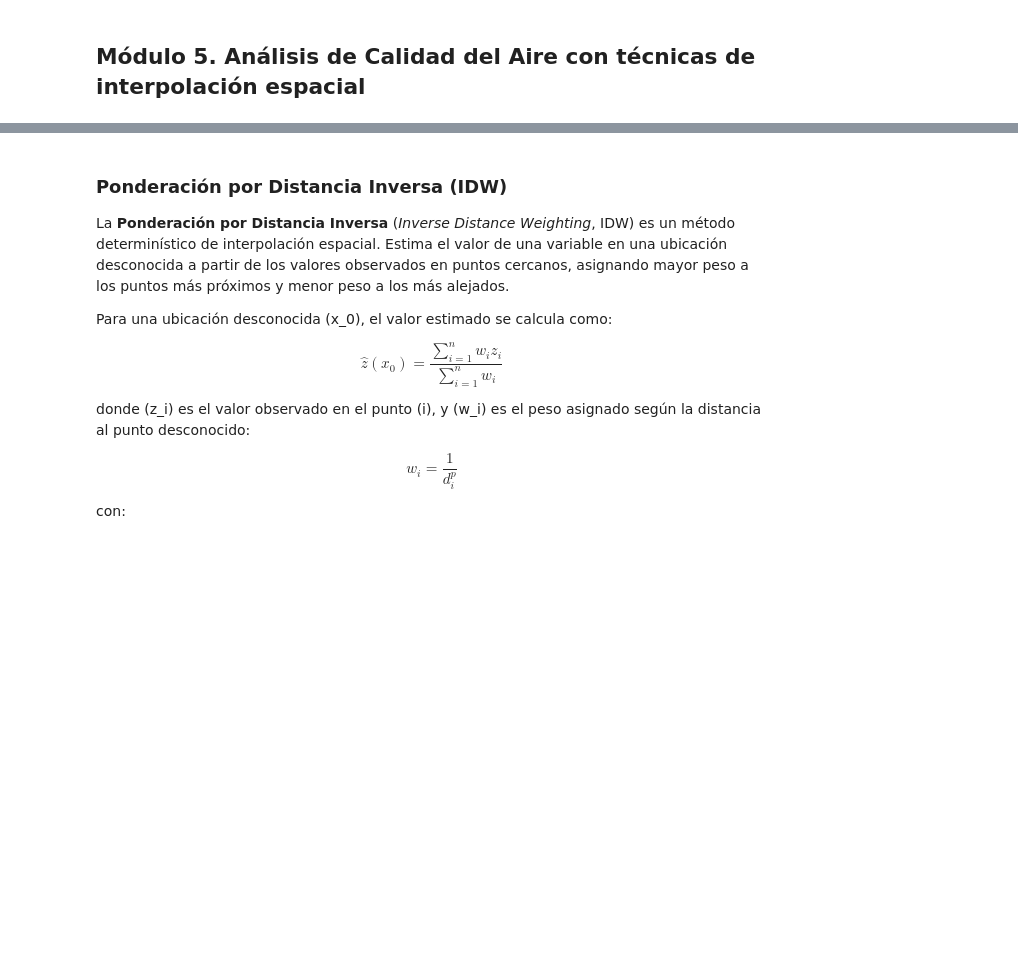
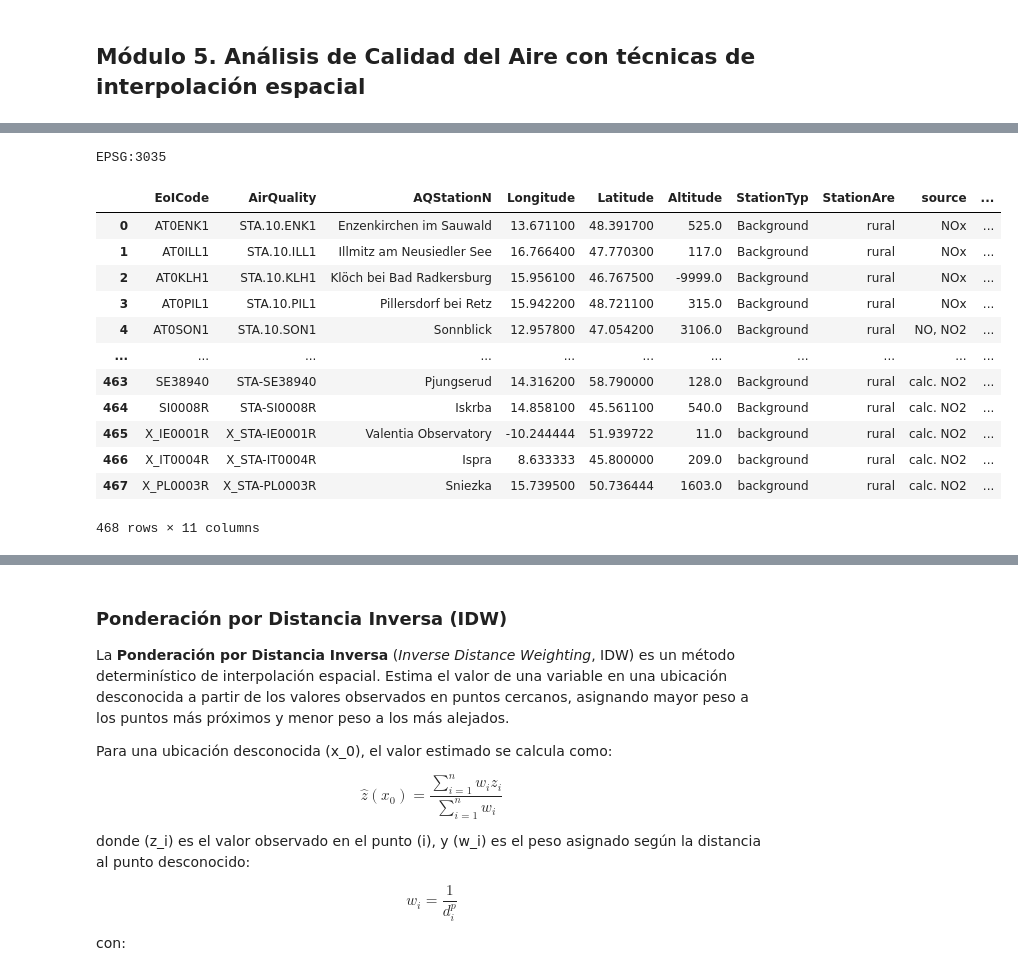
Before and after one commit to junior0428/GyS-course, a Jupyter notebook: modules/module05.ipynb, the cells around one changed output, grey strips where cells are left out. Saved outputs shown, nothing was run; the diff lists cells and outputs as text; code cells hidden in the pictures; blank space fills up the shorter version.

```diff
--- a/modules/module05.ipynb
+++ b/modules/module05.ipynb
@@ -11,8 +23,24 @@ gdf.crs
 # %%
 gdf = gdf.dropna(subset=['NOx_avg19'])
 gdf['NOx_avg19'].isna().any()
 gdf = gdf.to_crs(epsg=3035)
 print(gdf.crs)
+gdf
+# %% [output]
+EPSG:3035
+|  | EoICode | AirQuality | AQStationN | Longitude | Latitude | Altitude | StationTyp | StationAre | source | ... |
+| 0 | AT0ENK1 | STA.10.ENK1 | Enzenkirchen im Sauwald | 13.671100 | 48.391700 | 525.0 | Background | rural | NOx | ... |
+| 1 | AT0ILL1 | STA.10.ILL1 | Illmitz am Neusiedler See | 16.766400 | 47.770300 | 117.0 | Background | rural | NOx | ... |
+| 2 | AT0KLH1 | STA.10.KLH1 | Klöch bei Bad Radkersburg | 15.956100 | 46.767500 | -9999.0 | Background | rural | NOx | ... |
+| 3 | AT0PIL1 | STA.10.PIL1 | Pillersdorf bei Retz | 15.942200 | 48.721100 | 315.0 | Background | rural | NOx | ... |
+| 4 | AT0SON1 | STA.10.SON1 | Sonnblick | 12.957800 | 47.054200 | 3106.0 | Background | rural | NO, NO2 | ... |
+| ... | ... | ... | ... | ... | ... | ... | ... | ... | ... | ... |
+| 463 | SE38940 | STA-SE38940 | Pjungserud | 14.316200 | 58.790000 | 128.0 | Background | rural | calc. NO2 | ... |
+| 464 | SI0008R | STA-SI0008R | Iskrba | 14.858100 | 45.561100 | 540.0 | Background | rural | calc. NO2 | ... |
+| 465 | X_IE0001R | X_STA-IE0001R | Valentia Observatory | -10.244444 | 51.939722 | 11.0 | background | rural | calc. NO2 | ... |
+| 466 | X_IT0004R | X_STA-IT0004R | Ispra | 8.633333 | 45.800000 | 209.0 | background | rural | calc. NO2 | ... |
+| 467 | X_PL0003R | X_STA-PL0003R | Sniezka | 15.739500 | 50.736444 | 1603.0 | background | rural | calc. NO2 | ... |
+468 rows × 11 columns
 # %%
 x = gdf.geometry.x.to_numpy()
 y = gdf.geometry.y.to_numpy()
```
Also changed, not shown: parts of 12 cells of this notebook.
